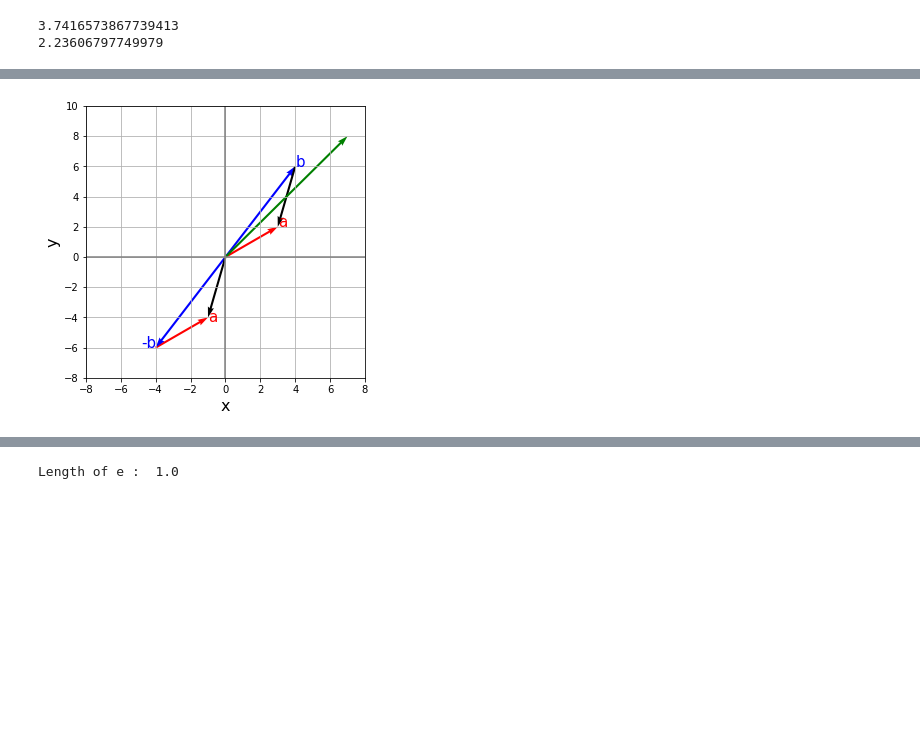
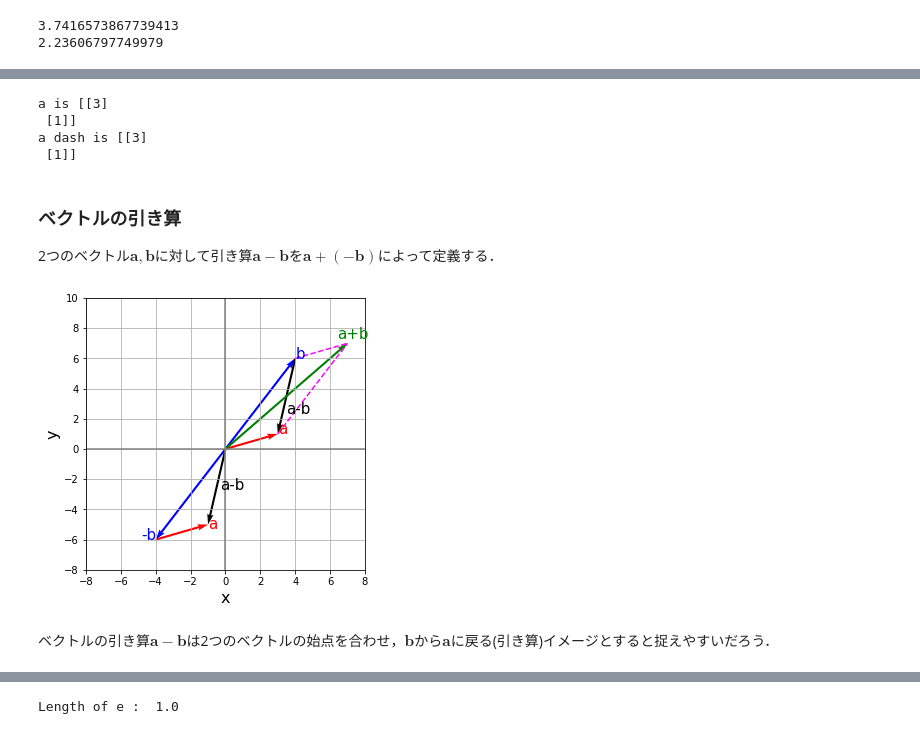
Before and after one commit to TomohiroSakaguchi/LinerAlgebra, a Jupyter notebook: Chap_1_vector/Vector.ipynb, the cells around one changed output, grey strips where cells are left out. Cells and saved outputs as stored; diff of their text form; code cells hidden in the pictures; blank space fills up the shorter version.

```diff
--- a/Chap_1_vector/Vector.ipynb
+++ b/Chap_1_vector/Vector.ipynb
@@ -40,6 +190,6 @@ print(m2)
 # %%
 #ベクトルの足し算
-a = np.array([[3],[2]])
+a = np.array([[3],[1]])
 b = np.array([[4],[6]])
 
 # 座標設定関数
@@ -66,21 +216,26 @@ fig = plt.figure(figsize = (5, 5))
 ax = fig.add_subplot(111)
 
 # 座標を設定
-coordinate(ax, [-3, 8], [-3, 10])
+coordinate(ax, [0, 8], [0, 8])
 
-# ベクトルv,wを定義
-#v = np.array([2, 1])
-#w = np.array([-1, 1])
 
-# [0,0]を始点にv1を描画
+# [0,0]を始点にaを描画
 visual_vector(ax, [0, 0], a, "red")
 
-# v1の終点を始点にｖ2を描画
+# [0,0]を始点にbを描画
 visual_vector(ax, [0,0], b, "blue")
+# aの終点を始点にbを描画
 visual_vector(ax, a, b, "blue")
 
 # [0,0]を始点にa+bを描画
 visual_vector(ax, [0, 0], a + b, "green")
 
+ax.plot([b[0],b[0]+a[0]], [b[1], b[1]+a[1]], ls = "--", color = "black")
+
+ax.text(a[0]/2-0.1,a[1]/2-0.5, "a", color = "red", size = 15)
+ax.text(b[0]/2-0.5,b[1]/2, "b", color = "blue", size = 15)
+ax.text(b[0]/2+a[0]+0.5,b[1]/2+a[1], "b", color = "blue", size = 15)
+ax.text((a[0]+b[0])/2-0.4, (a[1]+b[1])/2+0.3, "a+b", color = "green", size = 15)
+
 plt.show()
 # %% [output]
@@ -128,33 +337,48 @@ print(d)
+# %%
+#あるベクトルに零ベクトルを加えても何も変化がない
+a_dash = a+vec_zero
+print("a is",a)
+print("a dash is",a_dash)
+# %% [output]
+a is [[3]
+ [1]]
+a dash is [[3]
+ [1]]
+# %% [markdown]
+### ベクトルの引き算
+2つのベクトル$\boldsymbol{a},\boldsymbol{b}$に対して引き算$\boldsymbol{a}-\boldsymbol{b}$を$\boldsymbol{a}+(-\boldsymbol{b})$によって定義する．
 # %%
 #ベクトルの引き算
 # FigureとAxes
 fig = plt.figure(figsize = (5, 5))
 ax = fig.add_subplot(111)
 
 # 座標を設定
 coordinate(ax, [-8, 8], [-8, 10])
 
-# ベクトルv,wを定義
-#v = np.array([2, 1])
-#w = np.array([-1, 1])
-
-# [0,0]を始点にv1を描画
 visual_vector(ax, [0, 0], a, "red")
 ax.text(a[0],a[1], "a", color = "red", size = 15)
 visual_vector(ax, (-1)*b, a, "red")
 ax.text((a[0]+(-1)*b[0]),(a[1]+(-1)*b[1]-0.3), "a", color = "red", size = 15)
 
-# v1の終点を始点にｖ2を描画
 visual_vector(ax, [0,0], b, "blue")
 ax.text(b[0],b[1], "b", color = "blue", size = 15)
 visual_vector(ax, [0,0], (-1)*b, "blue")
 ax.text((-1)*b[0]-0.8,(-1)*b[1], "-b", color = "blue", size = 15)
 
-# [0,0]を始点にa+bを描画
 visual_vector(ax, [0, 0], a - b, "black")
+
+ax.plot([b[0],b[0]+a[0]], [b[1], b[1]+a[1]], ls = "--", color = "magenta")
+ax.plot([a[0],b[0]+a[0]], [a[1], b[1]+a[1]], ls = "--", color = "magenta")
+
+ax.text((a[0]-b[0])/2+0.2,(a[1]-b[1])/2-0.2, "a-b", color = "black", size = 15)
 visual_vector(ax, b, a - b, "black")
+ax.text((b[0]-a[0])/2+a[0],(b[1]-a[1])/2-0.2, "a-b", color = "black", size = 15)
 visual_vector(ax, [0, 0], a + b, "green")
+ax.text((a[0]+b[0])-0.6, (a[1]+b[1])+0.3, "a+b", color = "green", size = 15)
 
 plt.show()
 # %% [output]
-[figure, old version]
+[figure, new version]
+# %% [markdown]
+ベクトルの引き算$\boldsymbol{a}-\boldsymbol{b}$は2つのベクトルの始点を合わせ，$\boldsymbol{b}$から$\boldsymbol{a}$に戻る(引き算)イメージとすると捉えやすいだろう．
```
Also changed, not shown: parts of 18 cells of this notebook.
